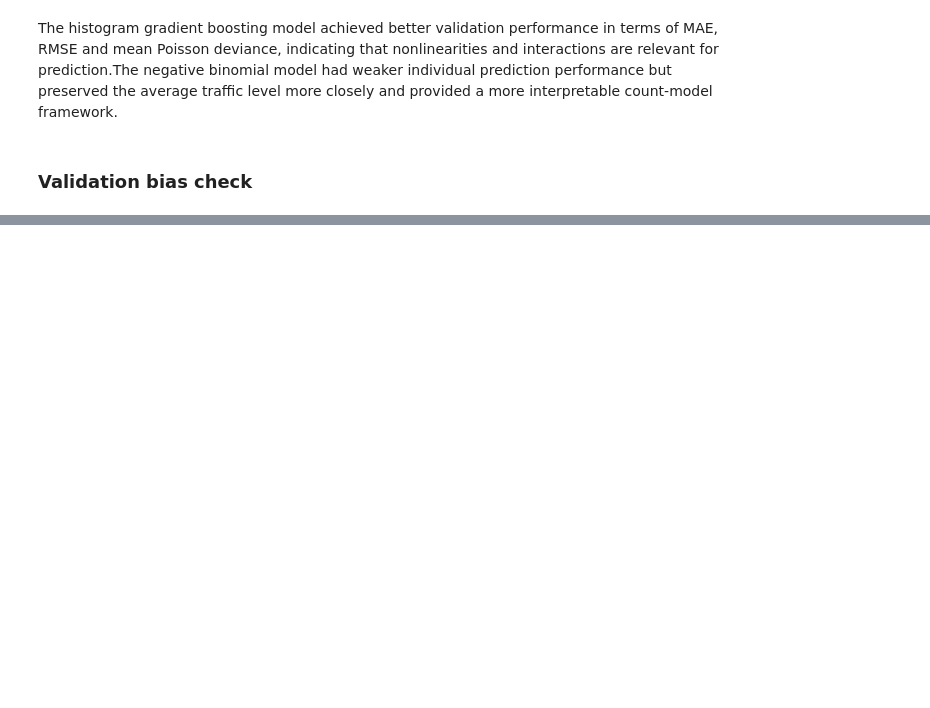
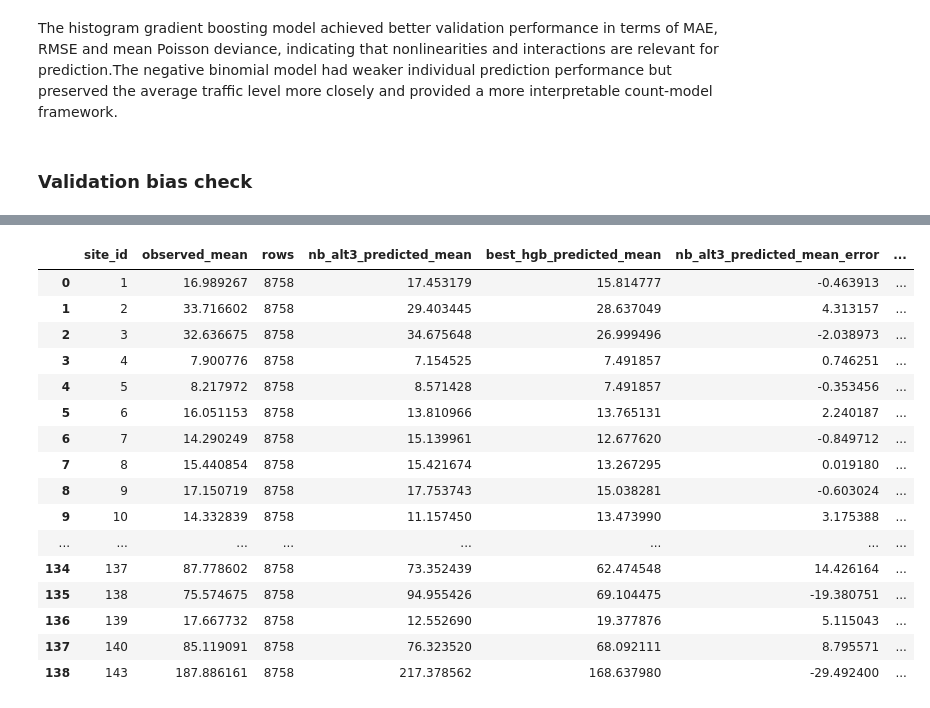
Before and after one commit to annasolodka/mda-cycling-traffic-analysis, a Jupyter notebook: notebooks/04_model_expected_counts.ipynb, the cells around one changed output, grey strips where cells are left out. Cells and saved outputs as stored; diff of their text form; code cells hidden in the pictures; blank space fills up the shorter version.

```diff
--- a/notebooks/04_model_expected_counts.ipynb
+++ b/notebooks/04_model_expected_counts.ipynb
@@ -908,0 +875,6 @@ Pipeline(steps=[('preprocessor',
+# %%
+best_hgb = hgb_results.loc[0, "model"]
+
+best_hgb_pipeline = hgb_fitted_models[best_hgb]
+
+best_hgb
@@ -1092,0 +1013,19 @@ The validation bias checks show that the histogram gradient boosting model has l
+# %%
+validation_bias_check = validation_data_model.copy()
+
+validation_bias_check["nb_alt3_predicted"] = nb_alt3_validation_predicted
+validation_bias_check["best_hgb_predicted"] = best_hgb_validation_predicted
+# %%
+prediction_columns = [
+    "nb_alt3_predicted",
+    "best_hgb_predicted",
+]
+
+bias_by_hour = bias_function(
+    data=validation_bias_check,
+    group_variable="hour_bin",
+    observed_column="count_rescaled",
+    prediction_columns=prediction_columns,
+)
+
+bias_by_hour
@@ -1092,0 +1064,27 @@ The validation bias checks show that the histogram gradient boosting model has l
+# %%
+bias_by_site = bias_function(
+    data=validation_bias_check,
+    group_variable="site_id",
+    observed_column="count_rescaled",
+    prediction_columns=prediction_columns,
+)
+
+bias_by_site
+# %% [output]
+|  | site_id | observed_mean | rows | nb_alt3_predicted_mean | best_hgb_predicted_mean | nb_alt3_predicted_mean_error | ... |
+| 0 | 1 | 16.989267 | 8758 | 17.453179 | 15.814777 | -0.463913 | ... |
+| 1 | 2 | 33.716602 | 8758 | 29.403445 | 28.637049 | 4.313157 | ... |
+| 2 | 3 | 32.636675 | 8758 | 34.675648 | 26.999496 | -2.038973 | ... |
+| 3 | 4 | 7.900776 | 8758 | 7.154525 | 7.491857 | 0.746251 | ... |
+| 4 | 5 | 8.217972 | 8758 | 8.571428 | 7.491857 | -0.353456 | ... |
+| 5 | 6 | 16.051153 | 8758 | 13.810966 | 13.765131 | 2.240187 | ... |
+| 6 | 7 | 14.290249 | 8758 | 15.139961 | 12.677620 | -0.849712 | ... |
+| 7 | 8 | 15.440854 | 8758 | 15.421674 | 13.267295 | 0.019180 | ... |
+| 8 | 9 | 17.150719 | 8758 | 17.753743 | 15.038281 | -0.603024 | ... |
+| 9 | 10 | 14.332839 | 8758 | 11.157450 | 13.473990 | 3.175388 | ... |
+| ... | ... | ... | ... | ... | ... | ... | ... |
+| 134 | 137 | 87.778602 | 8758 | 73.352439 | 62.474548 | 14.426164 | ... |
+| 135 | 138 | 75.574675 | 8758 | 94.955426 | 69.104475 | -19.380751 | ... |
+| 136 | 139 | 17.667732 | 8758 | 12.552690 | 19.377876 | 5.115043 | ... |
+| 137 | 140 | 85.119091 | 8758 | 76.323520 | 68.092111 | 8.795571 | ... |
+| 138 | 143 | 187.886161 | 8758 | 217.378562 | 168.637980 | -29.492400 | ... |
```
Also changed, not shown: parts of 71 cells of this notebook.
